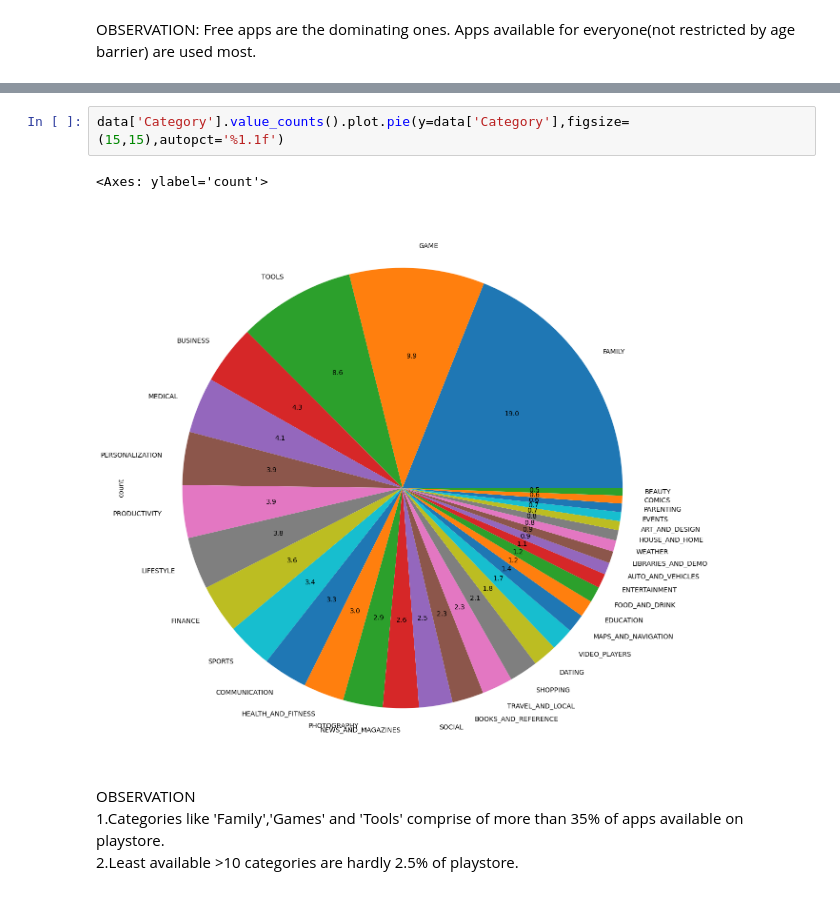
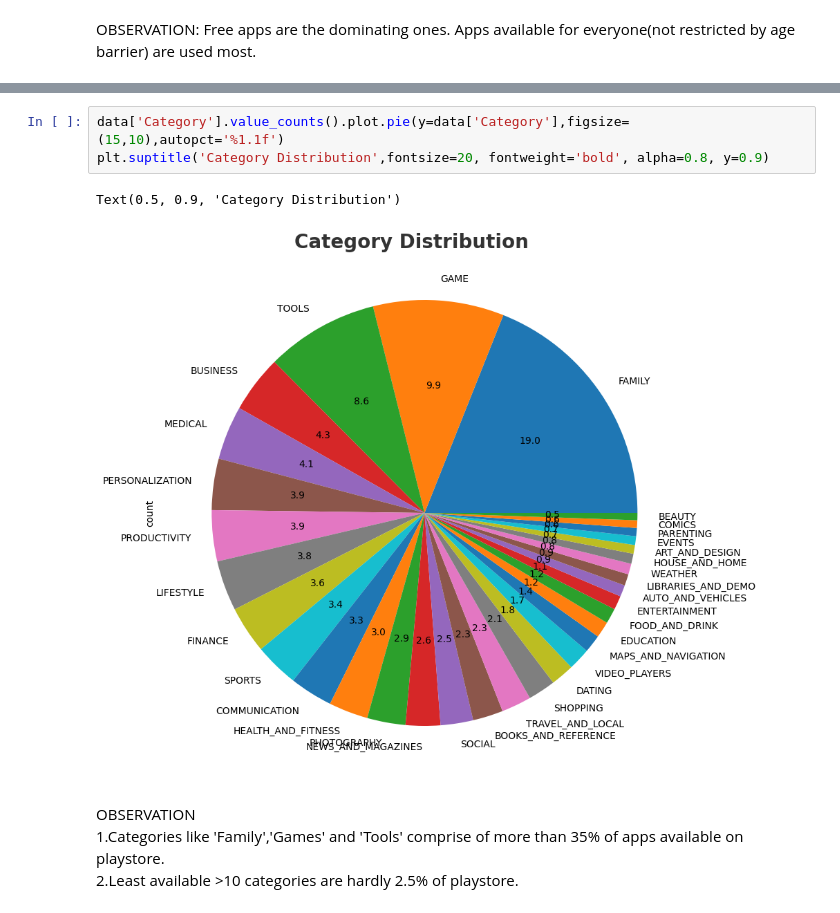
Before and after one commit to shahkhushii/Google-Playstore-Dataset-Analysis, a Jupyter notebook: EDA.ipynb, the cells around one changed output, grey strips where cells are left out. Saved outputs shown, nothing was run; the diff lists cells and outputs as text.

```diff
--- a/EDA.ipynb
+++ b/EDA.ipynb
@@ -147,10 +147,11 @@ data.head()
 | 3 | Sketch - Draw & Paint | ART_AND_DESIGN | 4.5 | 215644 | 25000 | 50000000 | Free | 0.0 | Teen | Art & Design | ... |
 | 4 | Pixel Draw - Number Art Coloring ... | ART_AND_DESIGN | 4.3 | 967 | 2800 | 100000 | Free | 0.0 | Everyone | Art & Design;Creativity | ... |
 # %%
-data['Category'].value_counts().plot.pie(y=data['Category'],figsize=(15,15),autopct='%1.1f')
+data['Category'].value_counts().plot.pie(y=data['Category'],figsize=(15,10),autopct='%1.1f')
+plt.suptitle('Category Distribution',fontsize=20, fontweight='bold', alpha=0.8, y=0.9)
 # %% [output]
-<Axes: ylabel='count'>
+Text(0.5, 0.9, 'Category Distribution')
-[figure, old version]
+[figure, new version]
 # %% [markdown]
 OBSERVATION
 <br>
```
Also changed, not shown: parts of 1 cell of this notebook.
